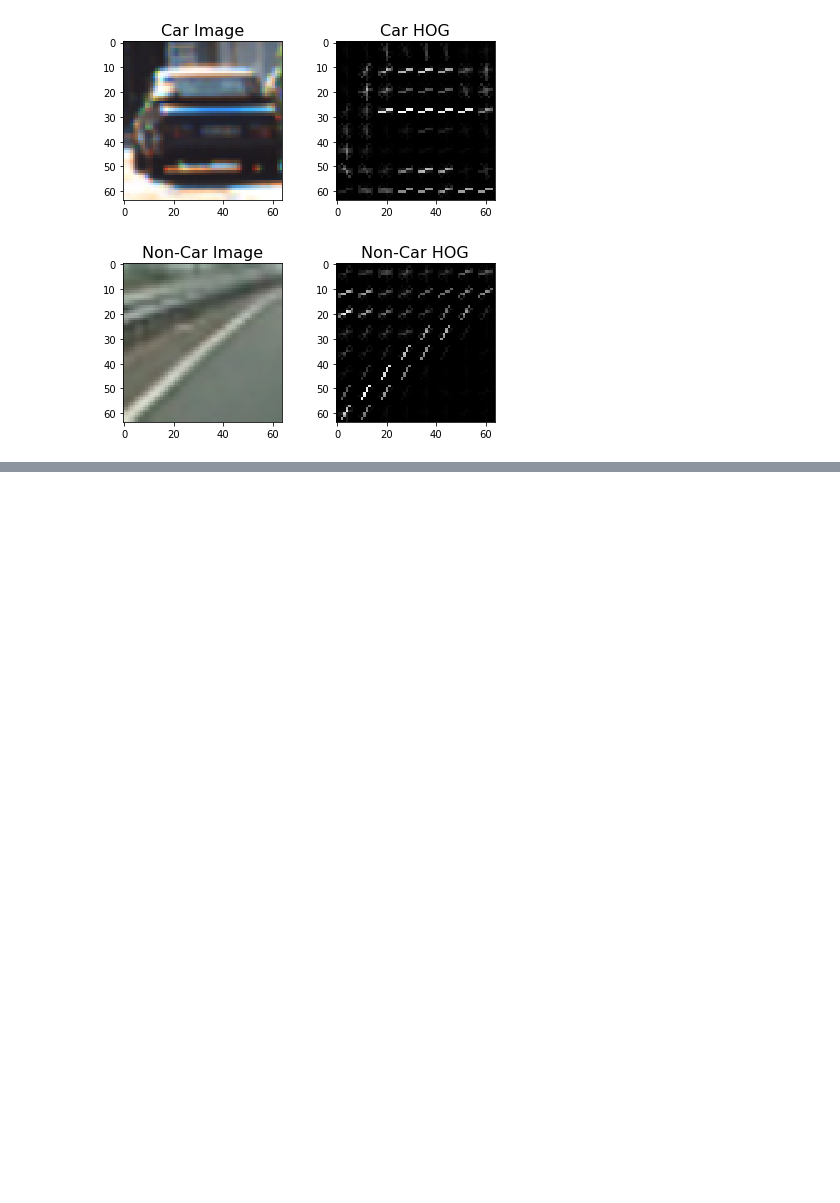
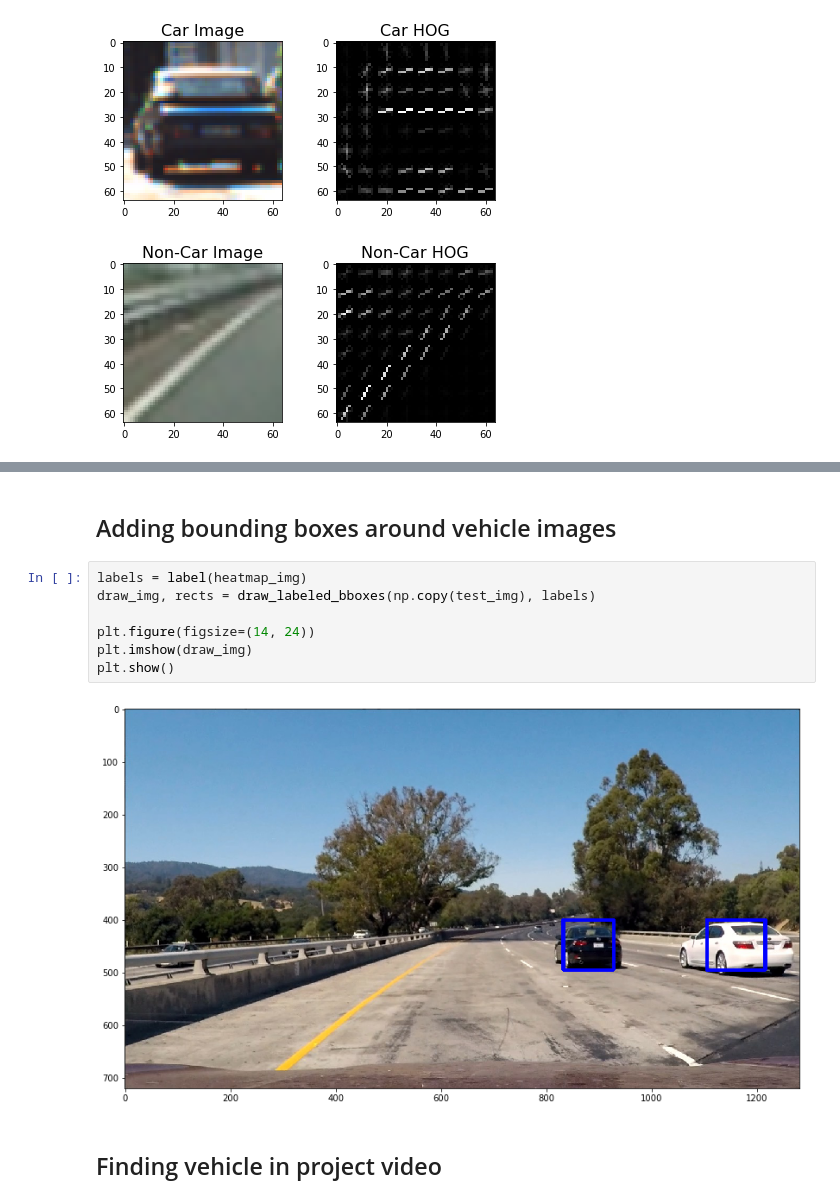
Before and after one commit to sausax/CarND-Vehicle-Detection, a Jupyter notebook: data_exploration.ipynb, the cells around one changed output, grey strips where cells are left out. Cells and saved outputs as stored; diff of their text form; blank space fills up the shorter version.

```diff
--- a/data_exploration.ipynb
+++ b/data_exploration.ipynb
@@ -48,0 +97,13 @@ print('...')
+# %% [markdown]
+## Adding bounding boxes around vehicle images
+# %%
+labels = label(heatmap_img)
+draw_img, rects = draw_labeled_bboxes(np.copy(test_img), labels)
+
+plt.figure(figsize=(14, 24))
+plt.imshow(draw_img)
+plt.show()
+# %% [output]
+[figure, added]
+# %% [markdown]
+## Finding vehicle in project video
```
Also changed, not shown: parts of 9 cells of this notebook, 15 other files.
